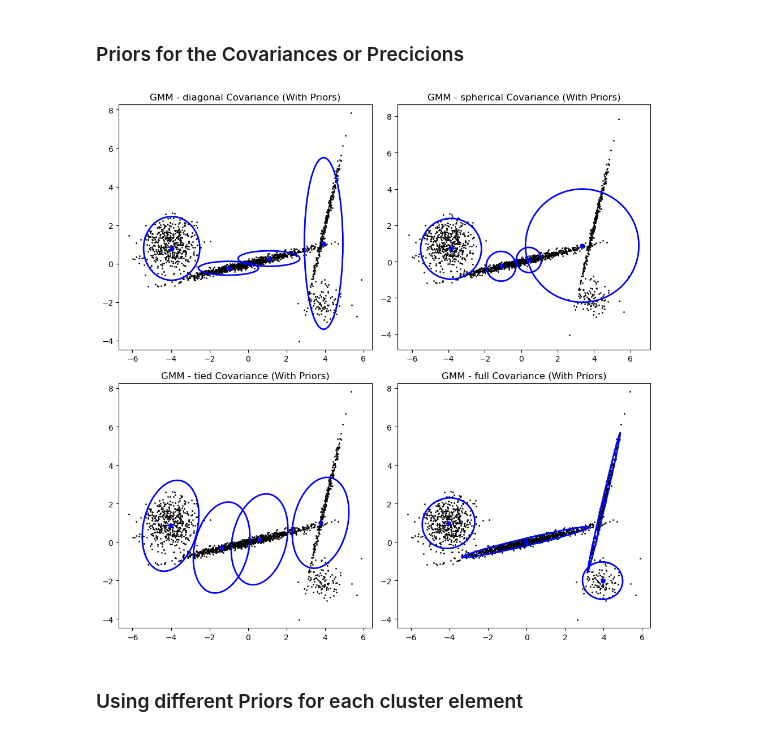
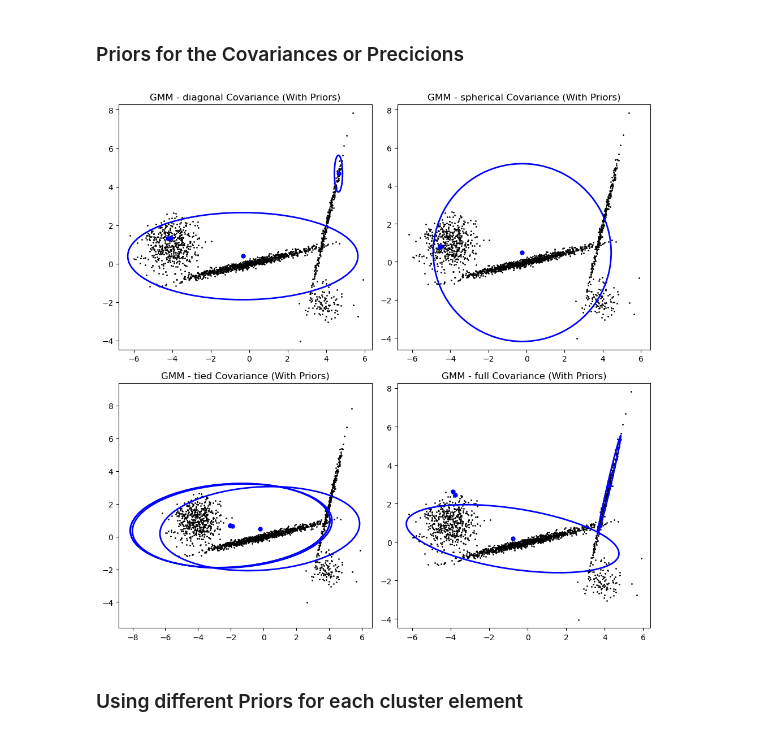
Before and after one commit to adriansousapoza/tgmm, a Jupyter notebook: gmm_tutorial.ipynb, the cells around one changed output. Drawn from its saved outputs; the diff is of its cells as text; code cells hidden in the pictures.

```diff
--- a/gmm_tutorial.ipynb
+++ b/gmm_tutorial.ipynb
@@ -563,35 +563,35 @@ X_tensor = torch.tensor(X, dtype=torch.float32)
 y_tensor = torch.cat([torch.zeros(n_samples_1), torch.ones(n_samples_2), 2 * torch.ones(n_samples_3), 3 * torch.ones(n_samples_4)]).long()
 
 weights_prior_single = DirichletPrior(concentration=torch.tensor([1.0, 1.0, 1.0, 1.0]))
 #mean_prior_single = GaussianPrior(dim=n_features, mean=torch.tensor([0.0, 0.0]), stddev=.1)
 mean_prior_single = SoftballPrior(dim=n_features, radius=1.0)
 #covariance_prior = InverseGammaPrior(alpha=1.0, beta=1.0)
-covariance_prior = LogNormalPrior(mean=torch.tensor(0.0), stddev=torch.tensor(1.0))
+covariance_prior = LogNormalPrior(mean=torch.tensor(0.0), stddev=torch.tensor(5.0))
 
 fig, axs = plt.subplots(2, 2, figsize=(10, 10))
 
 for ax, cov_type in zip(axs.ravel(), covariance_types):
     gmm = GaussianMixture(
         n_features=n_features,
         n_components=n_components,
         covariance_type=cov_type,
         max_iter=max_iter,
         n_init=n_init,
         init_params=init_params,
         random_state=random_state,
         device=device,
         weights_prior=weights_prior_single,
         means_prior=mean_prior_single,
         covariances_prior=covariance_prior
     )
     gmm.fit(X_tensor)
     y_pred = gmm.predict(X_tensor).cpu().numpy()
     plot_gmm(gmm, X_tensor, y_pred, ax=ax, title=f'GMM - {cov_type} Covariance (With Priors)', color='blue')
 
 plt.tight_layout()
 plt.show()
 # %% [output]
-[figure, old version]
+[figure, new version]
 # %% [markdown]
 ### Using different Priors for each cluster element
 # %%
```
Also changed, not shown: parts of 5 cells of this notebook, 1 other file.
